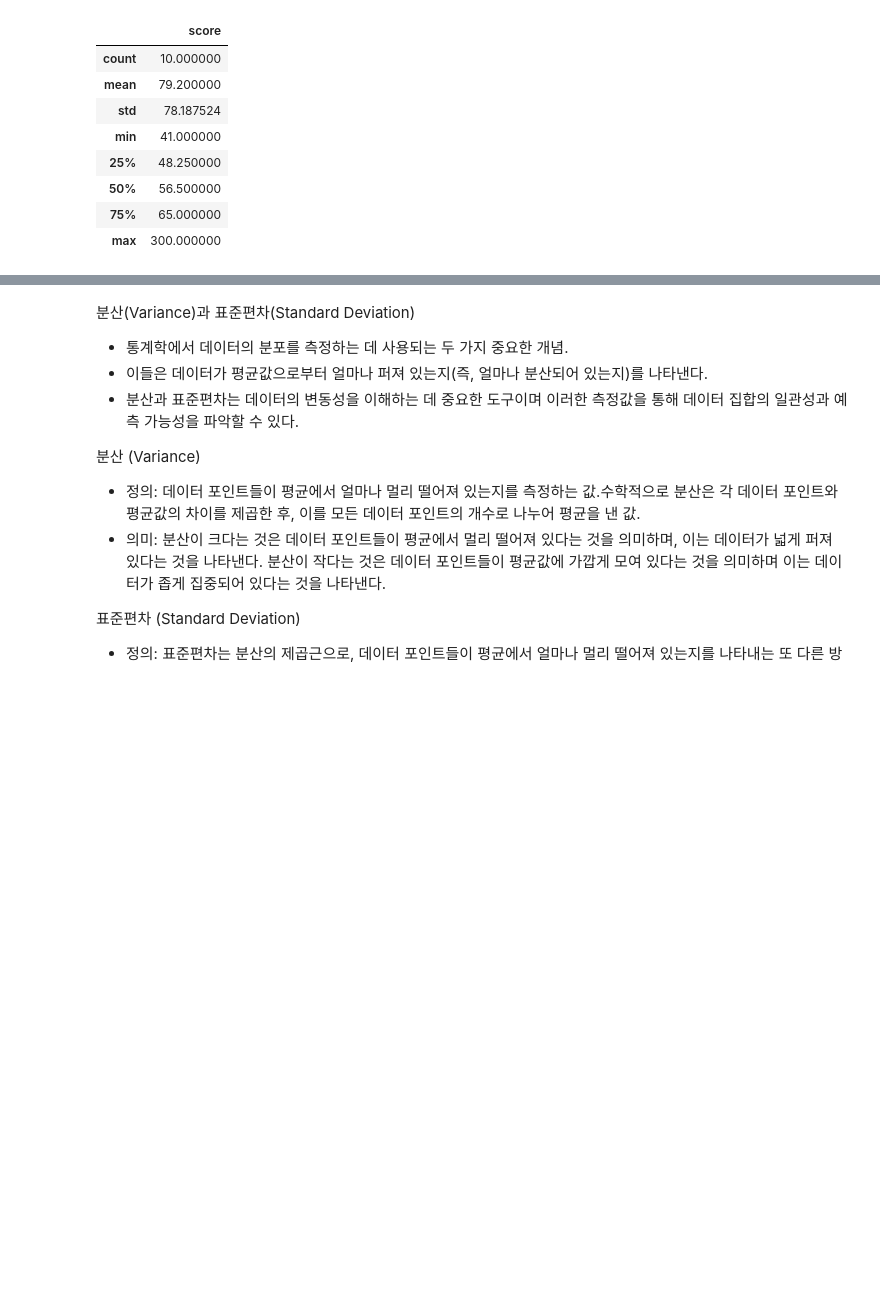
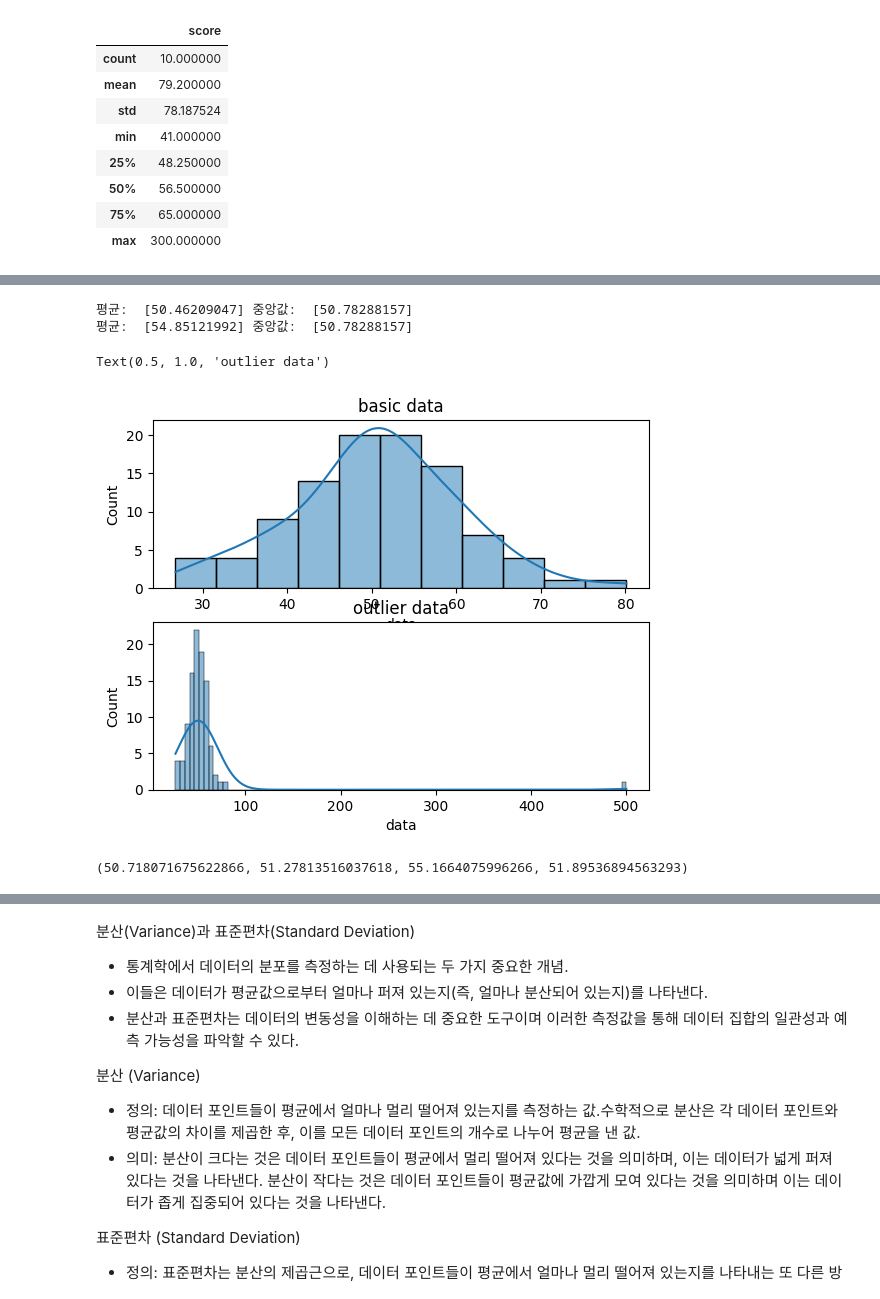
Before and after one commit to bnv20/kdt_2310, a Jupyter notebook: m4_libraries/statistics/stat1_guide.ipynb, the cells around one changed output, grey strips where cells are left out. Cells and saved outputs as stored; diff of their text form; code cells hidden in the pictures; blank space fills up the shorter version.

```diff
--- a/m4_libraries/statistics/stat1_guide.ipynb
+++ b/m4_libraries/statistics/stat1_guide.ipynb
@@ -179,0 +226,52 @@ scores_df_b.describe()
+# %%
+import numpy as np
+import pandas as pd
+import seaborn as sns
+import matplotlib.pyplot as plt
+
+#평균50, 표준편차 10인 정규 분포에서 100개 샘플 생성
+data = np.random.normal(50, 10, 100)
+df = pd.DataFrame({'data':data})
+df.describe()
+
+#기본 데이터의 평균과 중앙값 계산
+print('평균: ', df.mean().values, '중앙값: ', df.median().values)
+
+#데이터에 이상치 500 추가
+df_copy = df.copy()
+df_copy.iloc[0:1] = 500
+
+# 이상치가 포함된 데이터의 평균과 중앙값 계산
+print('평균: ', df_copy.mean().values, '중앙값: ', df_copy.median().values)
+
+# 이상치 포함에 따른 평균값과 중앙값간의 변화 설명
+fig, axes = plt.subplots(2,1)
+plot1 = sns.histplot(data=df, x='data', kde=True, ax=axes[0])
+plot1.set_title('basic data')
+plot2 = sns.histplot(data=df_copy, x='data', kde=True, ax=axes[1])
+plot2.set_title('outlier data')
+# %% [output]
+평균:  [50.46209047] 중앙값:  [50.78288157]
+평균:  [54.85121992] 중앙값:  [50.78288157]
+Text(0.5, 1.0, 'outlier data')
+[figure, added]
+# %%
+import numpy as np
+
+# 임의의 데이터 세트 생성
+data = np.random.normal(50, 10, 100)  # 평균 50, 표준편차 10인 정규 분포에서 100개 샘플 생성
+
+# 기본 데이터의 평균과 중앙값 계산
+mean_initial = np.mean(data)
+median_initial = np.median(data)
+
+# 이상치 추가
+data_with_outlier = np.append(data, [500])  # 데이터에 이상치 500 추가
+
+# 이상치가 포함된 데이터의 평균과 중앙값 계산
+mean_with_outlier = np.mean(data_with_outlier)
+median_with_outlier = np.median(data_with_outlier)
+
+mean_initial, median_initial, mean_with_outlier, median_with_outlier
+# %% [output]
+(50.718071675622866, 51.27813516037618, 55.1664075996266, 51.89536894563293)
```
Also changed, not shown: parts of 100 cells of this notebook, 1 other file.
